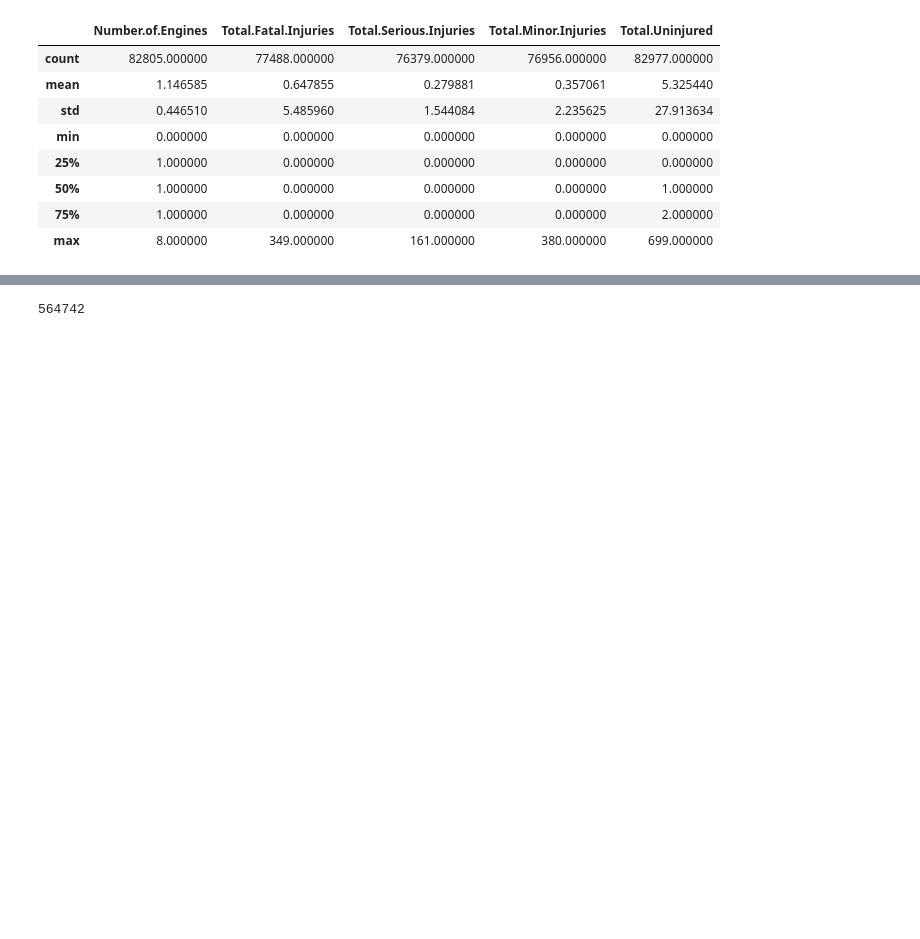
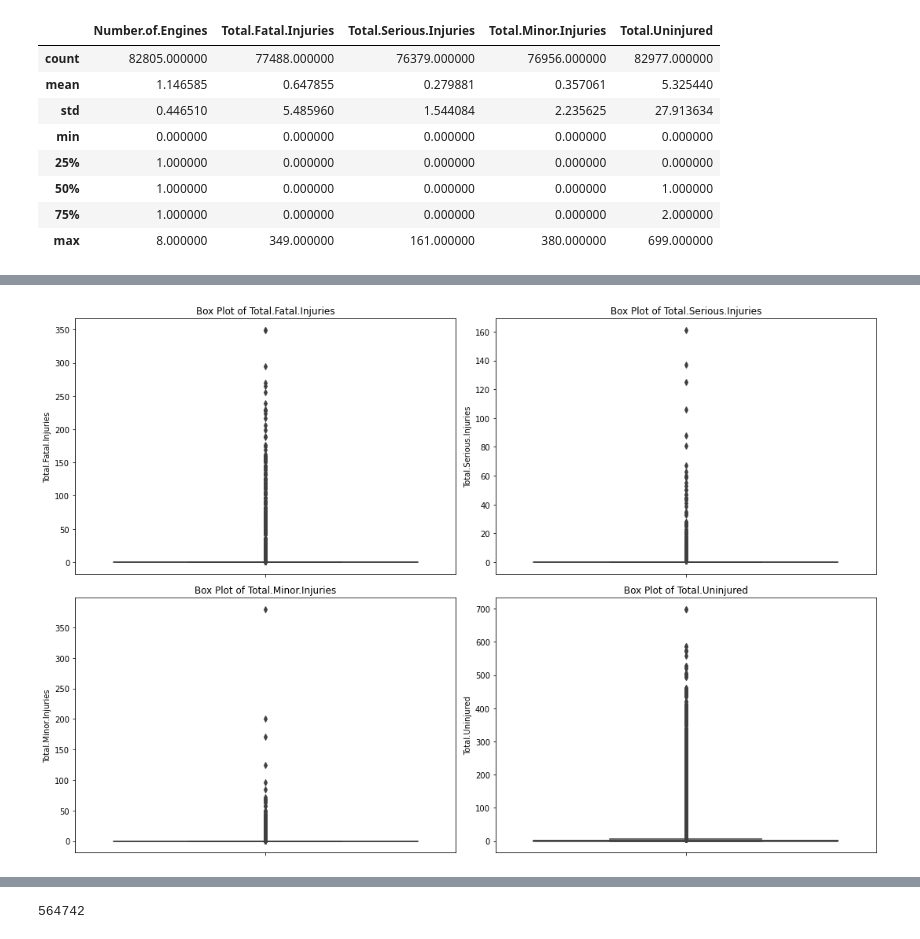
Before and after one commit to Liliankaburo/dsc-phase-1-project-v3, a Jupyter notebook: student.ipynb, the cells around one changed output, grey strips where cells are left out. Cells and saved outputs as stored; diff of their text form; code cells hidden in the pictures; blank space fills up the shorter version.

```diff
--- a/student.ipynb
+++ b/student.ipynb
@@ -128,0 +150,13 @@ Aviation_df.describe()
+# %%
+# we will use Box plots to provide a visual summary of the distribution, highlighting the median, quartiles, and potential outliers.
+
+# Plot box plots
+plt.figure(figsize=(15, 10))
+for i, col in enumerate(numerical_columns, 1):
+    plt.subplot(2, 2, i)
+    sns.boxplot(y=Aviation_df[col])
+    plt.title(f'Box Plot of {col}')
+plt.tight_layout()
+plt.show()
+# %% [output]
+[figure, added]
```
Also changed, not shown: parts of 17 cells of this notebook, 4 other files.
